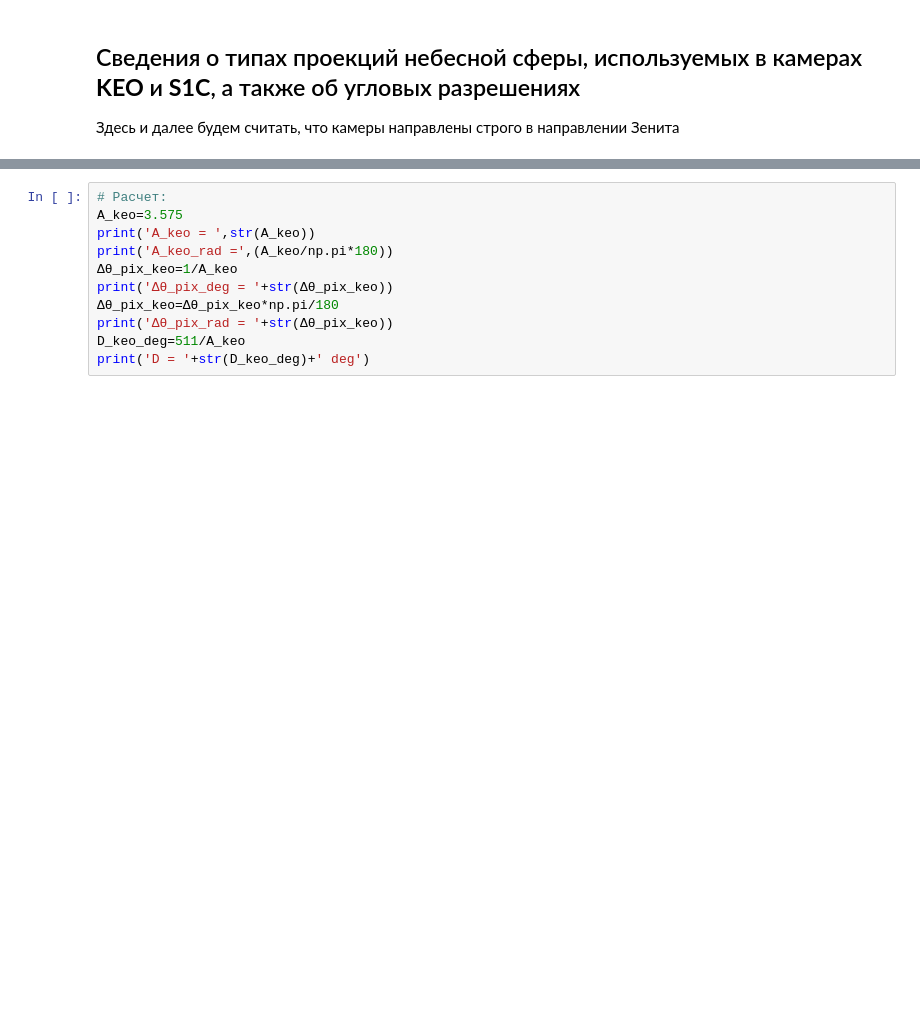
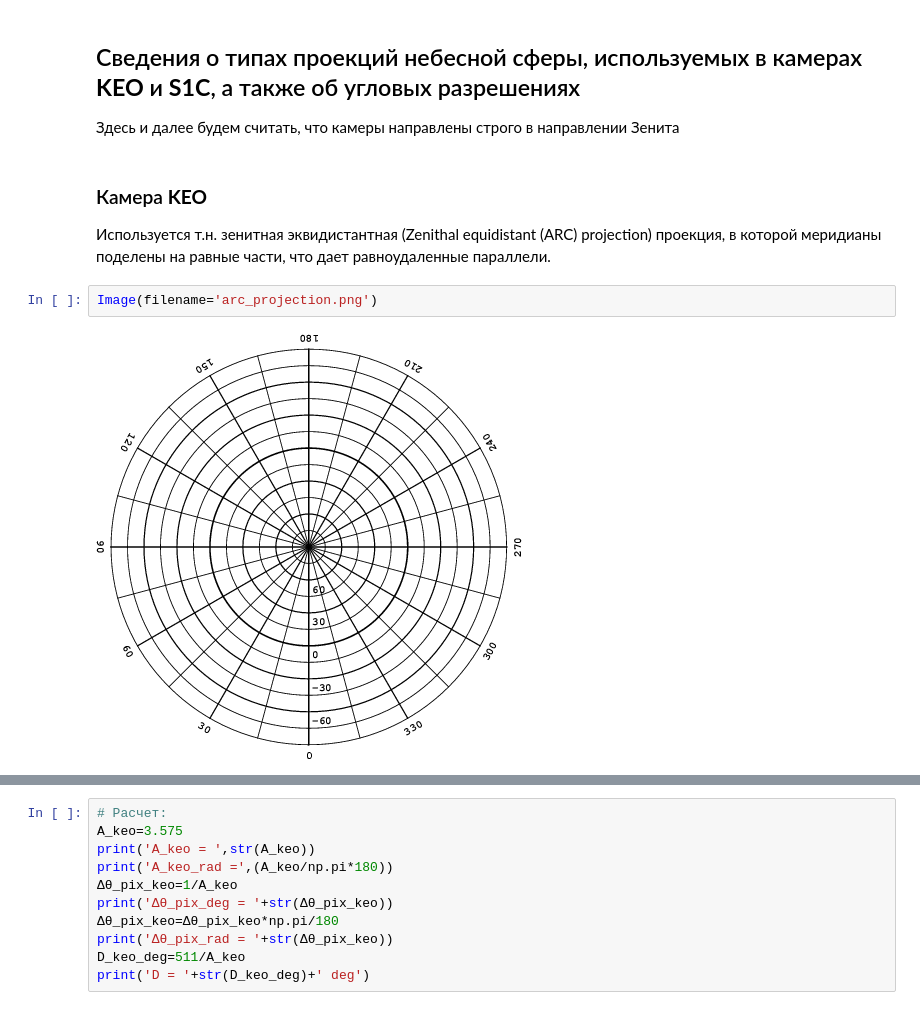
Before and after one commit to ashindin/multipoint_airglow, a Jupyter notebook: 02_calibration/solid_angles_det.ipynb, the cells around one changed output, grey strips where cells are left out. Saved outputs shown, nothing was run; the diff lists cells and outputs as text; blank space fills up the shorter version.

```diff
--- a/02_calibration/solid_angles_det.ipynb
+++ b/02_calibration/solid_angles_det.ipynb
@@ -74,4 +75,11 @@ $\Omega_{pix}^{S1C} \approx 1.58\cdot10^{-6}$ стерадиан
 # %% [markdown]
 ## Сведения о типах проекций небесной сферы, используемых в камерах **KEO** и **S1C**, а также об угловых разрешениях
 Здесь и далее будем считать, что камеры направлены строго в направлении Зенита
+# %% [markdown]
+### Камера **KEO**
+Используется т.н. зенитная эквидистантная (Zenithal equidistant (ARC) projection) проекция, в которой меридианы поделены на равные части, что дает равноудаленные параллели.
+# %%
+Image(filename='arc_projection.png')
+# %% [output]
+[figure, added]
 # %% [markdown]
```
Also changed, not shown: parts of 14 cells of this notebook, 2 other files.
